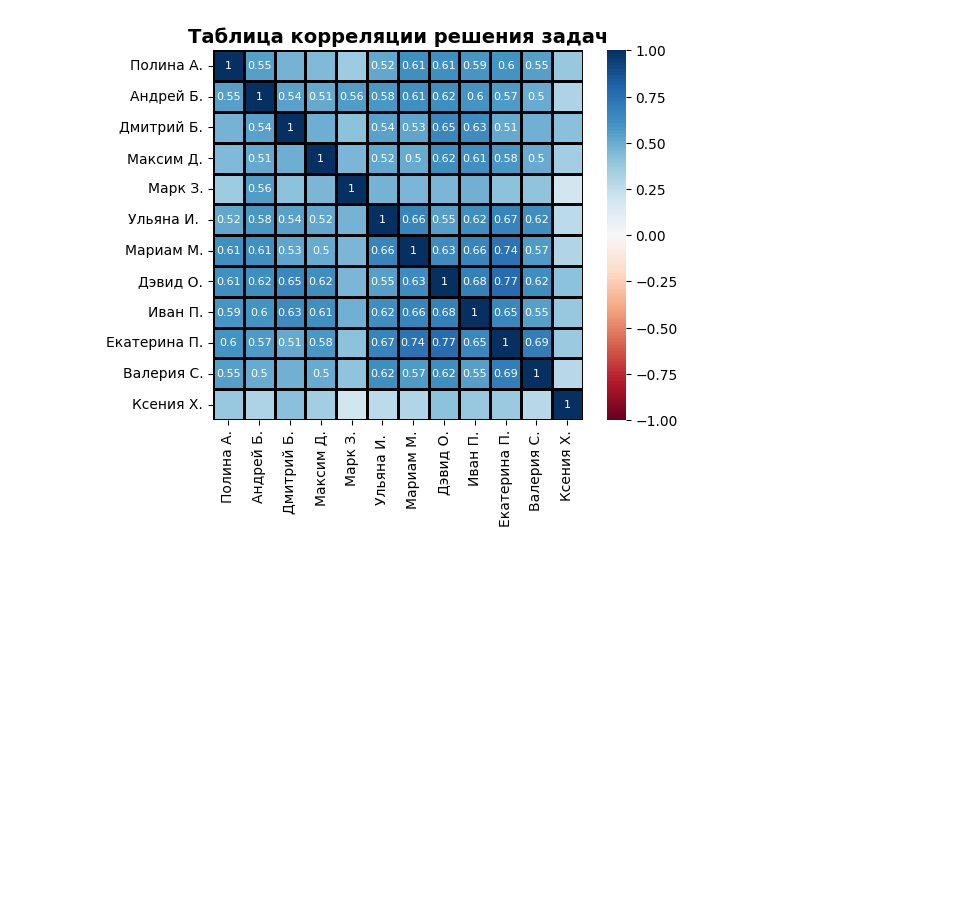
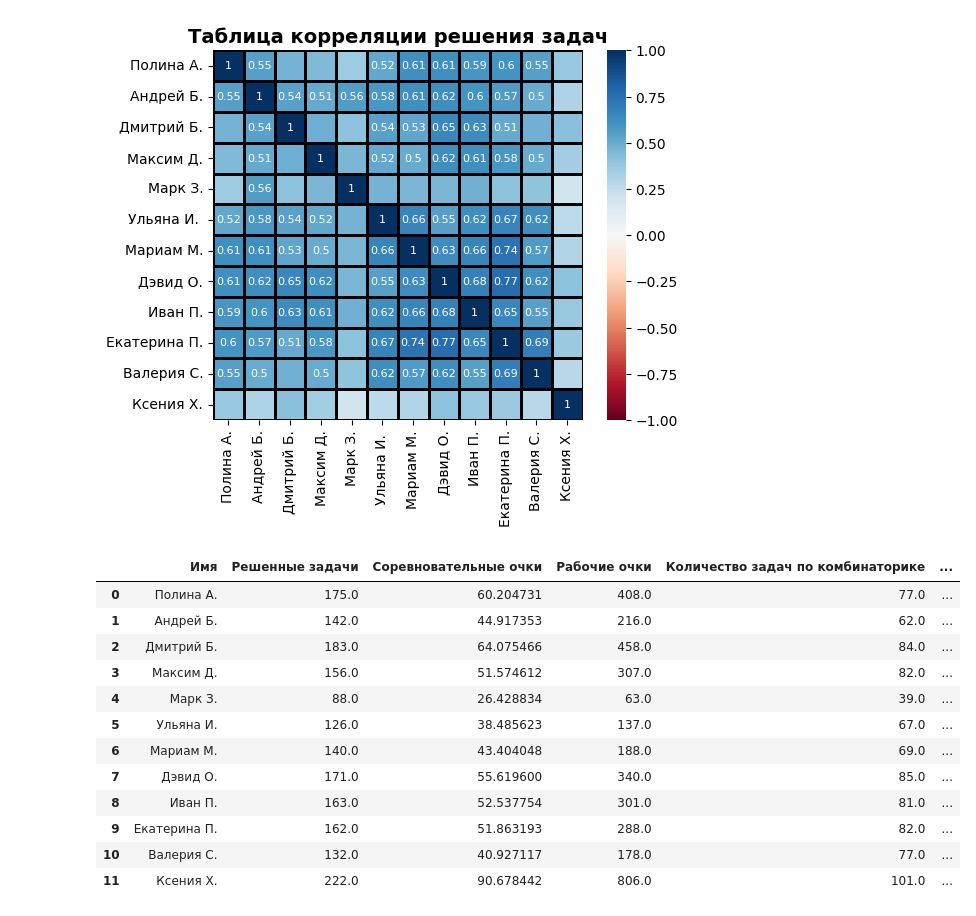
Before and after one commit to IvanUstenko/Spec_Mat_Analyzer, a Jupyter notebook: analyze_main.ipynb, the cells around one changed output. Drawn from its saved outputs; the diff is of its cells as text; code cells hidden in the pictures; blank space fills up the shorter version.

Commit message:
added personal_stats

```diff
--- a/analyze_main.ipynb
+++ b/analyze_main.ipynb
@@ -97,3 +97,19 @@ plt.title("Таблица корреляции решения задач", weigh
 plt.show()
 # %% [output]
 [figure]
+# %%
+an.stats(df)
+# %% [output]
+|  | Имя | Решенные задачи | Соревновательные очки | Рабочие очки | Количество задач по комбинаторике | ... |
+| 0 | Полина А. | 175.0 | 60.204731 | 408.0 | 77.0 | ... |
+| 1 | Андрей Б. | 142.0 | 44.917353 | 216.0 | 62.0 | ... |
+| 2 | Дмитрий Б. | 183.0 | 64.075466 | 458.0 | 84.0 | ... |
+| 3 | Максим Д. | 156.0 | 51.574612 | 307.0 | 82.0 | ... |
+| 4 | Марк З. | 88.0 | 26.428834 | 63.0 | 39.0 | ... |
+| 5 | Ульяна И. | 126.0 | 38.485623 | 137.0 | 67.0 | ... |
+| 6 | Мариам М. | 140.0 | 43.404048 | 188.0 | 69.0 | ... |
+| 7 | Дэвид О. | 171.0 | 55.619600 | 340.0 | 85.0 | ... |
+| 8 | Иван П. | 163.0 | 52.537754 | 301.0 | 81.0 | ... |
+| 9 | Екатерина П. | 162.0 | 51.863193 | 288.0 | 82.0 | ... |
+| 10 | Валерия С. | 132.0 | 40.927117 | 178.0 | 77.0 | ... |
+| 11 | Ксения Х. | 222.0 | 90.678442 | 806.0 | 101.0 | ... |
```
Also changed, not shown: 1 other file.
